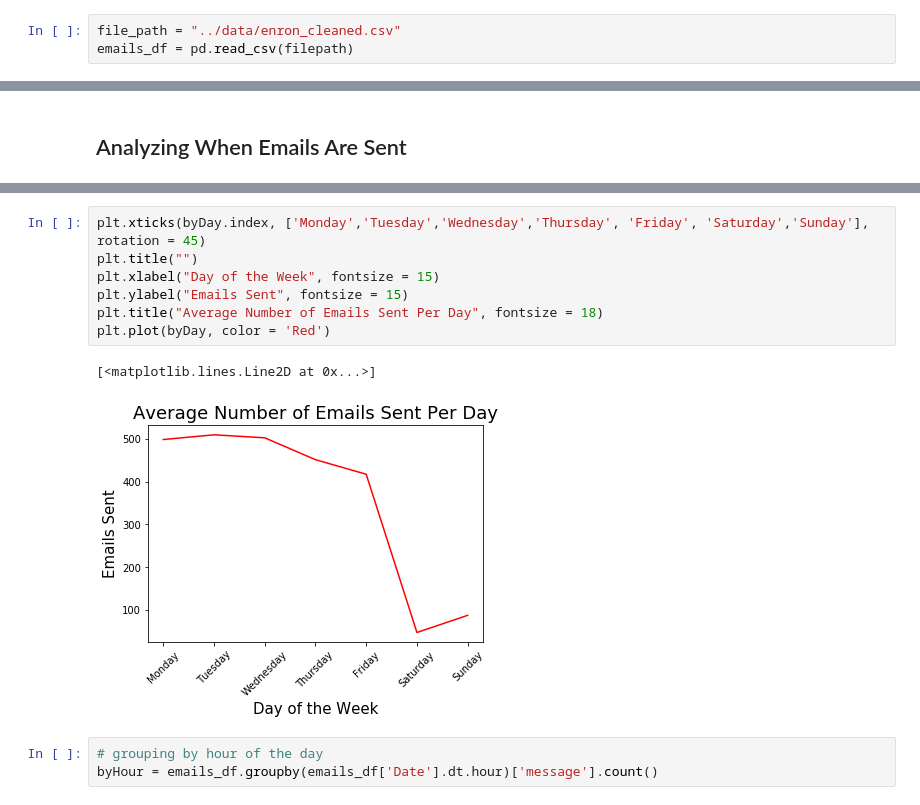
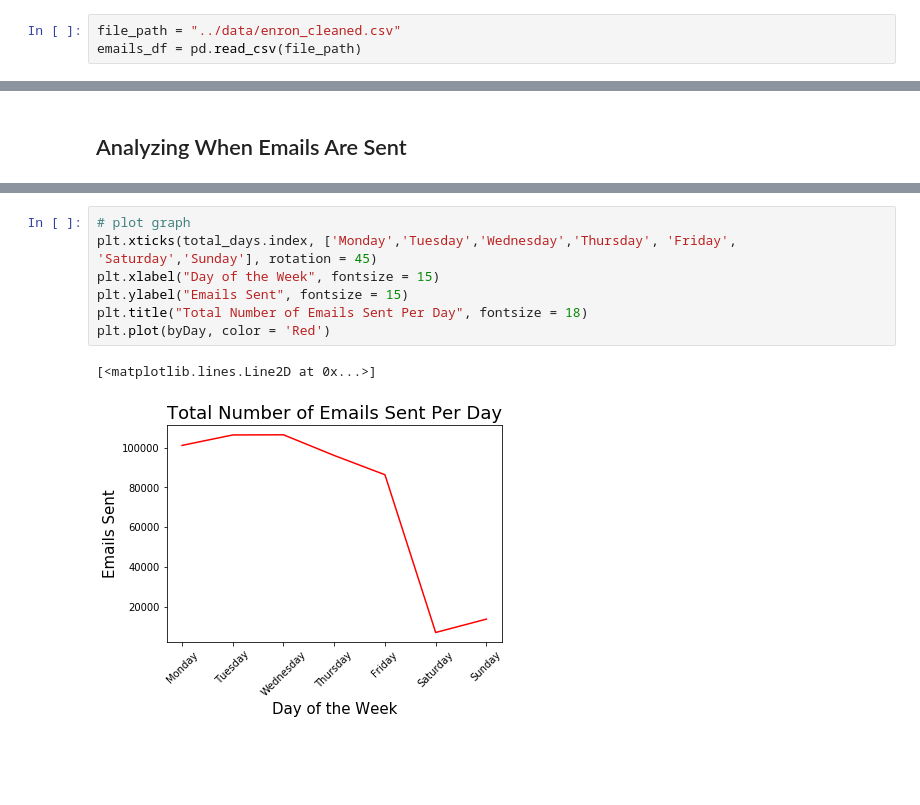
Before and after one commit to dss-email-project/dss-project, a Jupyter notebook: data_scripts/parse_data.ipynb, the cells around one changed output, grey strips where cells are left out. Saved outputs shown, nothing was run; the diff lists cells and outputs as text; blank space fills up the shorter version.

```diff
--- a/data_scripts/parse_data.ipynb
+++ b/data_scripts/parse_data.ipynb
@@ -12,7 +12,7 @@ from pprint import pprint
 The Enron Email Dataset was aquired on March 9, 2020 from [Kaggle](https://www.kaggle.com/wcukierski/enron-email-dataset).
 # %%
 file_path = "../data/enron_cleaned.csv"
-emails_df = pd.read_csv(filepath)
+emails_df = pd.read_csv(file_path)
 # %% [markdown]
 ## Preview the Data
 
@@ -181,13 +347,10 @@ for i in range (7):
 # %%
-plt.xticks(byDay.index, ['Monday','Tuesday','Wednesday','Thursday', 'Friday', 'Saturday','Sunday'], rotation = 45)
-plt.title("")
+# plot graph
+plt.xticks(total_days.index, ['Monday','Tuesday','Wednesday','Thursday', 'Friday', 'Saturday','Sunday'], rotation = 45)
 plt.xlabel("Day of the Week", fontsize = 15)
 plt.ylabel("Emails Sent", fontsize = 15)
-plt.title("Average Number of Emails Sent Per Day", fontsize = 18)
+plt.title("Total Number of Emails Sent Per Day", fontsize = 18)
 plt.plot(byDay, color = 'Red')
 # %% [output]
 [<matplotlib.lines.Line2D at 0x...>]
-[figure, old version]
+[figure, new version]
-# %%
-# grouping by hour of the day
-byHour = emails_df.groupby(emails_df['Date'].dt.hour)['message'].count()
```
Also changed, not shown: parts of 23 cells of this notebook.
